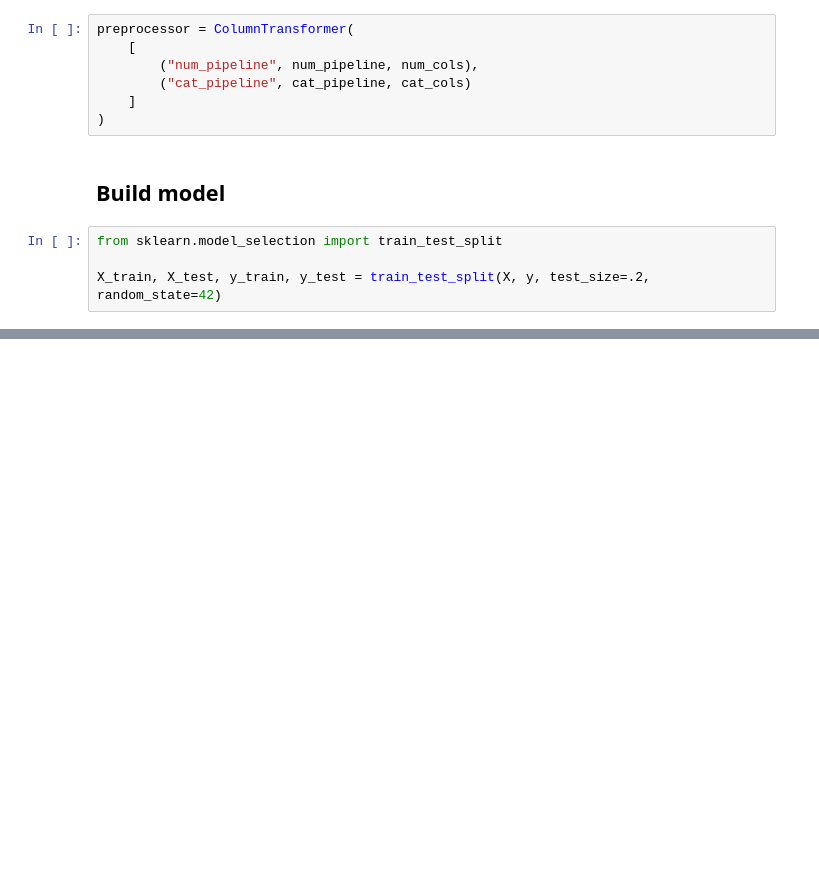
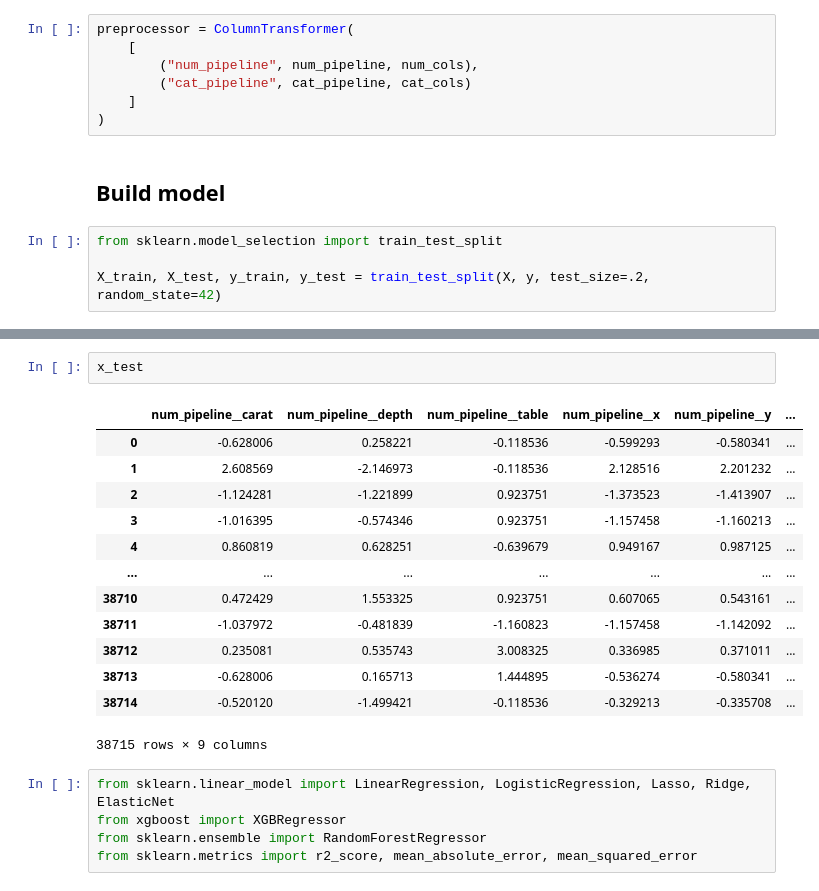
Before and after one commit to MarwaneMLE/first-end-to-end-mlops-project, a Jupyter notebook: experiment/experiments.ipynb, the cells around one changed output, grey strips where cells are left out. Saved outputs shown, nothing was run; the diff lists cells and outputs as text; blank space fills up the shorter version.

```diff
--- a/experiment/experiments.ipynb
+++ b/experiment/experiments.ipynb
@@ -395,0 +410,21 @@ AttributeError: 'LinearRegression' object has no attribute 'r2_score'
+# %%
+x_test
+# %% [output]
+|  | num_pipeline__carat | num_pipeline__depth | num_pipeline__table | num_pipeline__x | num_pipeline__y | ... |
+| 0 | -0.628006 | 0.258221 | -0.118536 | -0.599293 | -0.580341 | ... |
+| 1 | 2.608569 | -2.146973 | -0.118536 | 2.128516 | 2.201232 | ... |
+| 2 | -1.124281 | -1.221899 | 0.923751 | -1.373523 | -1.413907 | ... |
+| 3 | -1.016395 | -0.574346 | 0.923751 | -1.157458 | -1.160213 | ... |
+| 4 | 0.860819 | 0.628251 | -0.639679 | 0.949167 | 0.987125 | ... |
+| ... | ... | ... | ... | ... | ... | ... |
+| 38710 | 0.472429 | 1.553325 | 0.923751 | 0.607065 | 0.543161 | ... |
+| 38711 | -1.037972 | -0.481839 | -1.160823 | -1.157458 | -1.142092 | ... |
+| 38712 | 0.235081 | 0.535743 | 3.008325 | 0.336985 | 0.371011 | ... |
+| 38713 | -0.628006 | 0.165713 | 1.444895 | -0.536274 | -0.580341 | ... |
+| 38714 | -0.520120 | -1.499421 | -0.118536 | -0.329213 | -0.335708 | ... |
+38715 rows × 9 columns
+# %%
+from sklearn.linear_model import LinearRegression, LogisticRegression, Lasso, Ridge, ElasticNet
+from xgboost import XGBRegressor
+from sklearn.ensemble import RandomForestRegressor
+from sklearn.metrics import r2_score, mean_absolute_error, mean_squared_error
```
Also changed, not shown: parts of 18 cells of this notebook.
